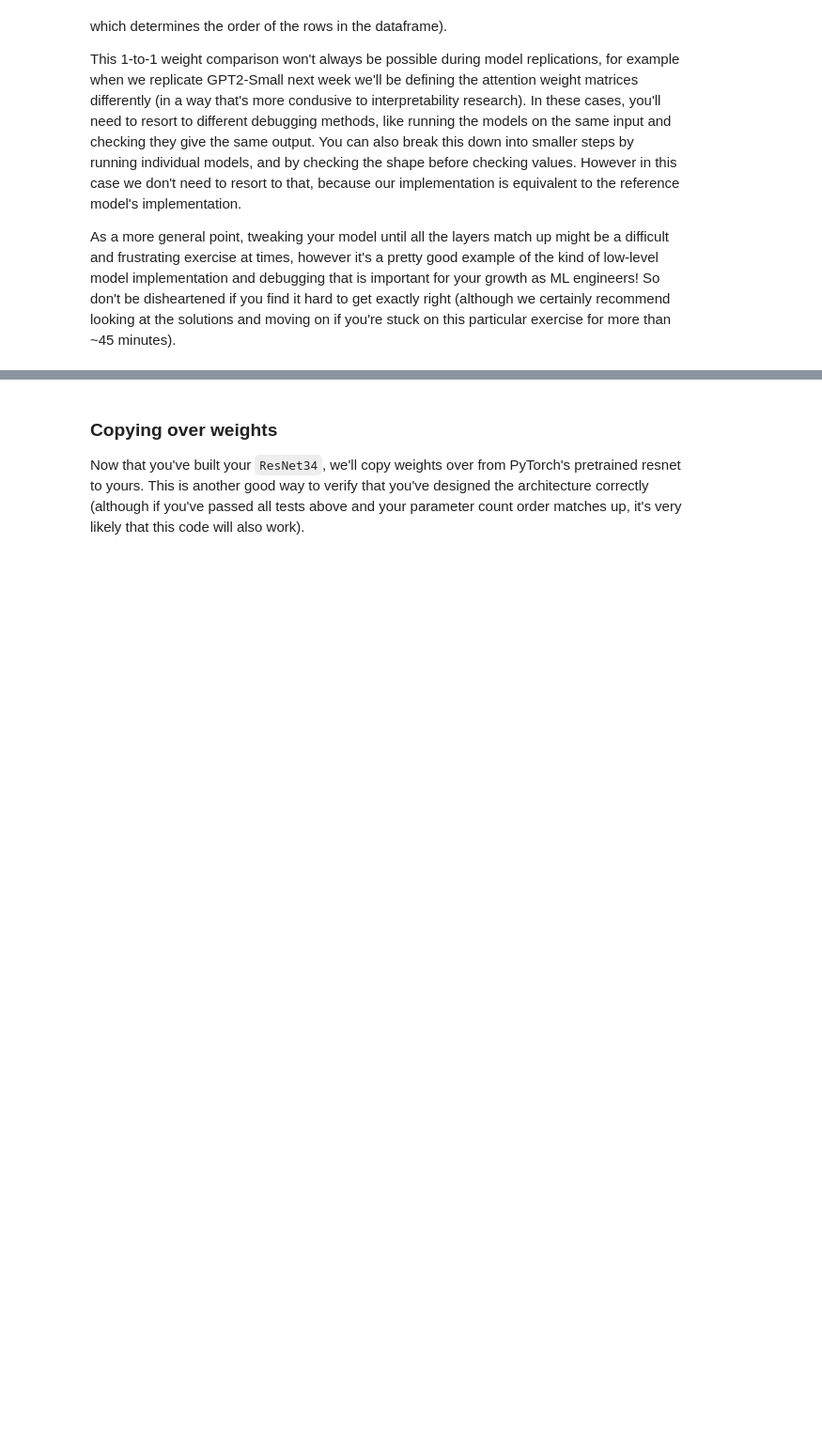
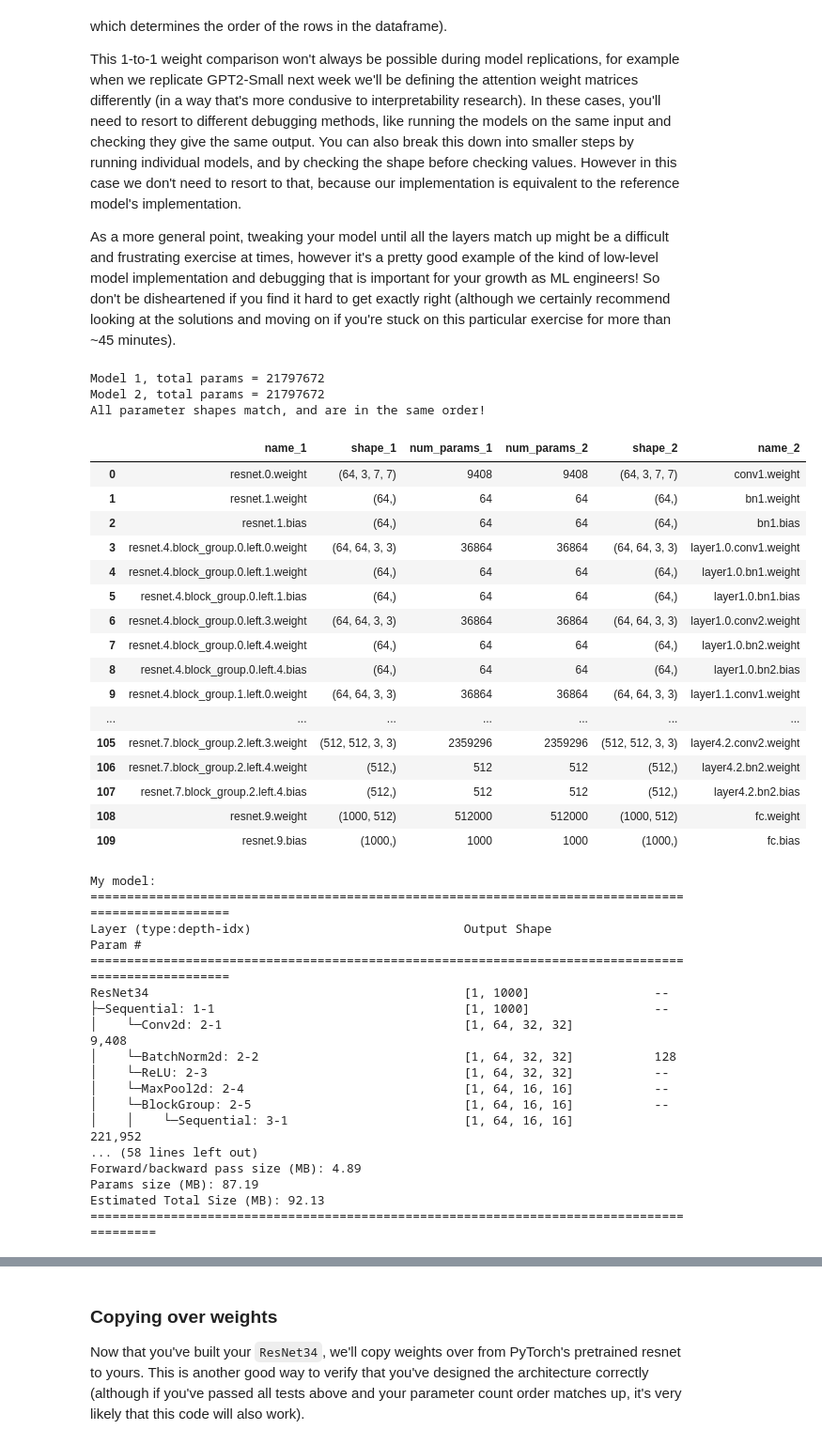
Before and after one commit to SasankYadati/arena-practice, a Jupyter notebook: chapter_0/ARENA_0_2_CNNs_&_ResNets_exercises.ipynb, the cells around one changed output, grey strips where cells are left out. Shown at 94% size. Saved outputs shown, nothing was run; the diff lists cells and outputs as text; code cells hidden in the pictures; blank space fills up the shorter version.

Commit message:
Completed resnet

```diff
--- a/chapter_0/ARENA_0_2_CNNs_&_ResNets_exercises.ipynb
+++ b/chapter_0/ARENA_0_2_CNNs_&_ResNets_exercises.ipynb
@@ -1212,7 +1212,9 @@ class Conv2d(nn.Module):
         self.padding = padding
 
         # YOUR CODE HERE - define & initialize `self.weight`
-        raise NotImplementedError()
+        k = 1 / (in_channels * kernel_size * kernel_size)
+        self.uniform_kaiming_dist = t.distributions.uniform.Uniform(-k**0.5, k**0.5)
+        self.weight = t.nn.Parameter(self.uniform_kaiming_dist.sample((out_channels, in_channels, kernel_size, kernel_size)))
 
     def forward(self, x: Tensor) -> Tensor:
         """Apply the functional conv2d, which you can import."""
@@ -1484,7 +1489,18 @@ class BatchNorm2d(nn.Module):
         x: shape (batch, channels, height, width)
         Return: shape (batch, channels, height, width)
         """
-        raise NotImplementedError()
+        if self.training:
+          mean = x.mean(dim=(0, 2, 3))
+          var = x.var(dim=(0, 2, 3), unbiased=False)
+          self.running_mean = (1 - self.momentum) * self.running_mean + self.momentum * mean
+          self.running_var = (1 - self.momentum) * self.running_var + self.momentum * var
+          self.num_batches_tracked += 1
+        else:
+          mean = self.running_mean
+          var = self.running_var
+        out = (x - mean.view(-1, 1, 1)) / ((var.view(-1, 1, 1) + self.eps) ** 0.5)
+        return out * self.weight.view(-1, 1, 1) + self.bias.view(-1, 1, 1)
+
 
     def extra_repr(self) -> str:
         raise NotImplementedError()
@@ -1606,7 +1626,7 @@ class AveragePool(nn.Module):
         x: shape (batch, channels, height, width)
         Return: shape (batch, channels)
         """
-        raise NotImplementedError()
+        return x.mean(dim=(2, 3))
 
 
 tests.test_averagepool(AveragePool)
@@ -1763,7 +1808,11 @@ class BlockGroup(nn.Module):
         """An n_blocks-long sequence of ResidualBlock where only the first block uses the provided stride."""
         super().__init__()
         # YOUR CODE HERE - define all components of block group
-        raise NotImplementedError()
+        first_block = ResidualBlock(in_feats, out_feats, first_stride)
+        self.block_group = nn.Sequential(
+            first_block,
+            *[ResidualBlock(out_feats, out_feats, 1) for _ in range(n_blocks-1)]
+        )
 
     def forward(self, x: Tensor) -> Tensor:
         """
@@ -1773,7 +1822,7 @@ class BlockGroup(nn.Module):
 
         Return: shape (batch, out_feats, height / first_stride, width / first_stride)
         """
-        raise NotImplementedError()
+        return self.block_group(x)
 
 
 tests.test_block_group(BlockGroup)
@@ -1835,35 +1889,84 @@ class ResNet34(nn.Module):
         n_blocks_per_group=[3, 4, 6, 3],
         out_features_per_group=[64, 128, 256, 512],
         first_strides_per_group=[1, 2, 2, 2],
         n_classes=1000,
     ):
         super().__init__()
         in_feats0 = 64
         self.n_blocks_per_group = n_blocks_per_group
         self.out_features_per_group = out_features_per_group
         self.first_strides_per_group = first_strides_per_group
         self.n_classes = n_classes
 
         # YOUR CODE HERE - define all components of resnet34
-        raise NotImplementedError()
+        n_groups = len(n_blocks_per_group)
+        self.resnet = Sequential(
+            Conv2d(3, in_feats0, 7, 2, 3),
+            BatchNorm2d(in_feats0),
+            ReLU(),
+            MaxPool2d(3, 2),
+            BlockGroup(n_blocks_per_group[0], in_feats0, out_features_per_group[0], first_strides_per_group[0]),
+            *[BlockGroup(n_blocks_per_group[i], out_features_per_group[i-1], out_features_per_group[i], first_strides_per_group[i]) for i in range(1, n_groups)],
+            AveragePool(),
+            Linear(out_features_per_group[-1], n_classes)
+        )
+
 
     def forward(self, x: Tensor) -> Tensor:
         """
         x: shape (batch, channels, height, width)
         Return: shape (batch, n_classes)
         """
-        raise NotImplementedError()
+        return self.resnet(x)
 
 
 my_resnet = ResNet34()
 
 # (1) Test via helper function `print_param_count`
 target_resnet = models.resnet34()  # without supplying a `weights` argument, we just initialize with random weights
 utils.print_param_count(my_resnet, target_resnet)
 
 # (2) Test via `torchinfo.summary`
 print("My model:", torchinfo.summary(my_resnet, input_size=(1, 3, 64, 64)), sep="\n")
 print("\nReference model:", torchinfo.summary(target_resnet, input_size=(1, 3, 64, 64), depth=2), sep="\n")
+# %% [output]
+Model 1, total params = 21797672
+Model 2, total params = 21797672
+All parameter shapes match, and are in the same order!
+|  | name_1 | shape_1 | num_params_1 | num_params_2 | shape_2 | name_2 |
+| 0 | resnet.0.weight | (64, 3, 7, 7) | 9408 | 9408 | (64, 3, 7, 7) | conv1.weight |
+| 1 | resnet.1.weight | (64,) | 64 | 64 | (64,) | bn1.weight |
+| 2 | resnet.1.bias | (64,) | 64 | 64 | (64,) | bn1.bias |
+| 3 | resnet.4.block_group.0.left.0.weight | (64, 64, 3, 3) | 36864 | 36864 | (64, 64, 3, 3) | layer1.0.conv1.weight |
+| 4 | resnet.4.block_group.0.left.1.weight | (64,) | 64 | 64 | (64,) | layer1.0.bn1.weight |
+| 5 | resnet.4.block_group.0.left.1.bias | (64,) | 64 | 64 | (64,) | layer1.0.bn1.bias |
+| 6 | resnet.4.block_group.0.left.3.weight | (64, 64, 3, 3) | 36864 | 36864 | (64, 64, 3, 3) | layer1.0.conv2.weight |
+| 7 | resnet.4.block_group.0.left.4.weight | (64,) | 64 | 64 | (64,) | layer1.0.bn2.weight |
+| 8 | resnet.4.block_group.0.left.4.bias | (64,) | 64 | 64 | (64,) | layer1.0.bn2.bias |
+| 9 | resnet.4.block_group.1.left.0.weight | (64, 64, 3, 3) | 36864 | 36864 | (64, 64, 3, 3) | layer1.1.conv1.weight |
+| ... | ... | ... | ... | ... | ... | ... |
+| 105 | resnet.7.block_group.2.left.3.weight | (512, 512, 3, 3) | 2359296 | 2359296 | (512, 512, 3, 3) | layer4.2.conv2.weight |
+| 106 | resnet.7.block_group.2.left.4.weight | (512,) | 512 | 512 | (512,) | layer4.2.bn2.weight |
+| 107 | resnet.7.block_group.2.left.4.bias | (512,) | 512 | 512 | (512,) | layer4.2.bn2.bias |
+| 108 | resnet.9.weight | (1000, 512) | 512000 | 512000 | (1000, 512) | fc.weight |
+| 109 | resnet.9.bias | (1000,) | 1000 | 1000 | (1000,) | fc.bias |
+My model:
+====================================================================================================
+Layer (type:depth-idx)                             Output Shape              Param #
+====================================================================================================
+ResNet34                                           [1, 1000]                 --
+├─Sequential: 1-1                                  [1, 1000]                 --
+│    └─Conv2d: 2-1                                 [1, 64, 32, 32]           9,408
+│    └─BatchNorm2d: 2-2                            [1, 64, 32, 32]           128
+│    └─ReLU: 2-3                                   [1, 64, 32, 32]           --
+│    └─MaxPool2d: 2-4                              [1, 64, 16, 16]           --
+│    └─BlockGroup: 2-5                             [1, 64, 16, 16]           --
+│    │    └─Sequential: 3-1                        [1, 64, 16, 16]           221,952
+... (58 lines left out)
+Forward/backward pass size (MB): 4.89
+Params size (MB): 87.19
+Estimated Total Size (MB): 92.13
+==========================================================================================
 # %% [markdown]
 <details>
 <summary>Help - I'm not sure how to construct each of the BlockGroups.</summary>
```
Also changed, not shown: parts of 9 cells of this notebook.
